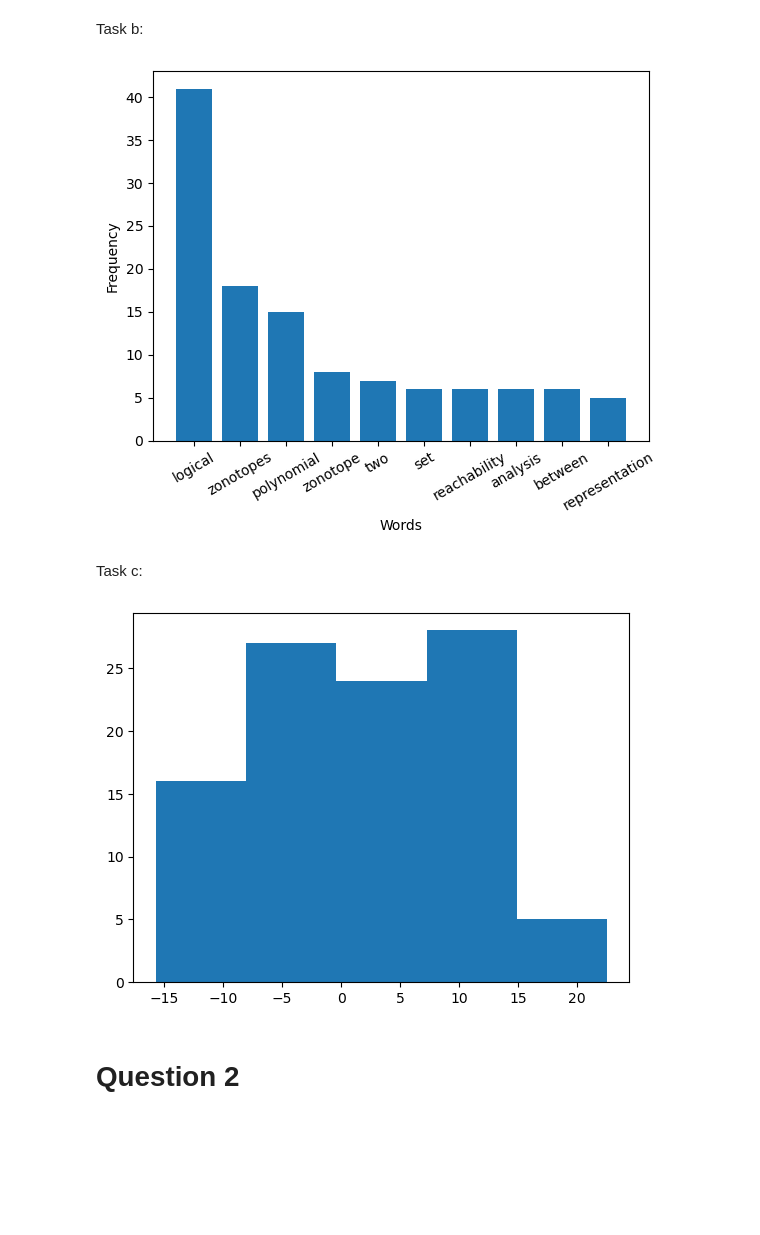
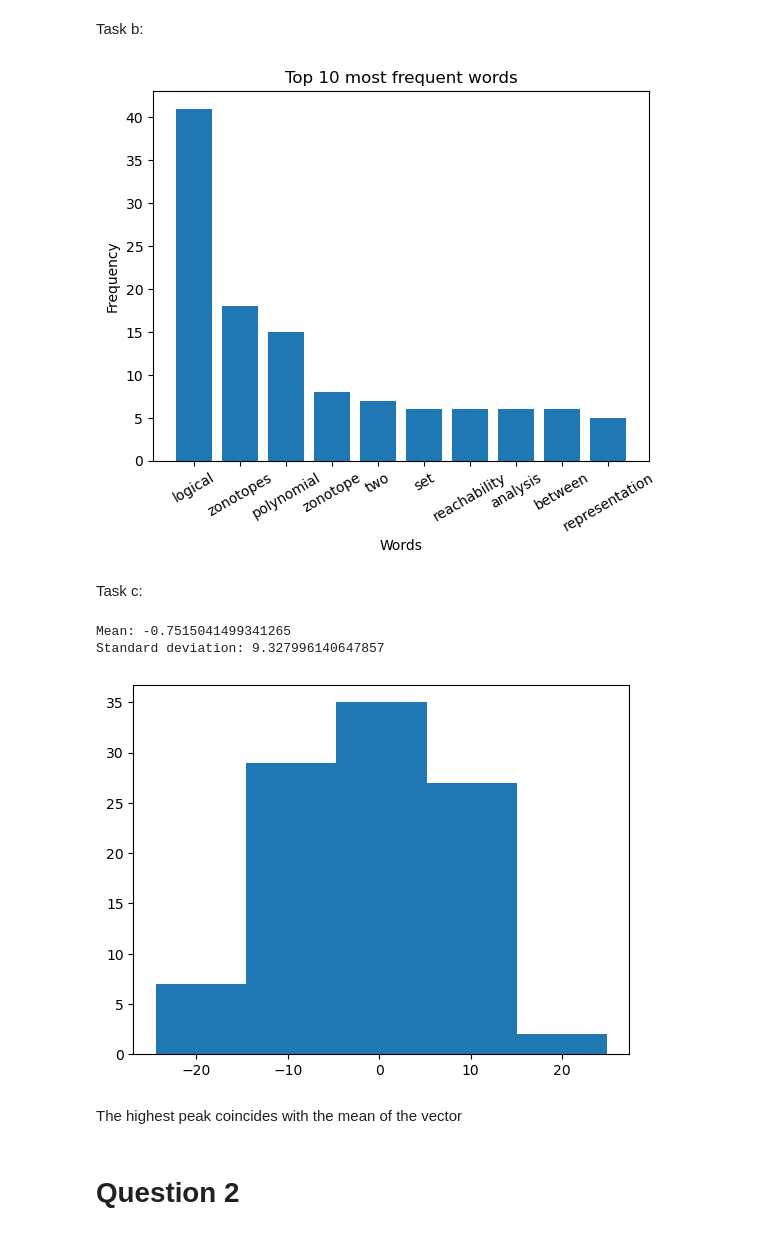
Before and after one commit to ryankafoor/Applied_Machine_Learning, a Jupyter notebook: linear_regression.ipynb, the cells around one changed output. Drawn from its saved outputs; the diff is of its cells as text; code cells hidden in the pictures; blank space fills up the shorter version.

```diff
--- a/linear_regression.ipynb
+++ b/linear_regression.ipynb
@@ -18,6 +20,7 @@ Task b:
 # %%
 def count_occurrences_and_plot(text):
     words = re.findall(r'\b[a-z]+\b', text.lower())
+    #setting all common words as excluded until no common words appear in the top 10
     excluded_words = ['the', 'a', 'an', 'be', 'br', 'and', 'of', 'to', 'for', 'z', 'or', 'in', 'we', 'on']
 
     #remove word from the list if contained in excluded words list
@@ -33,28 +36,37 @@ def count_occurrences_and_plot(text):
     plt.xlabel('Words')
     plt.ylabel('Frequency')
     plt.xticks(rotation=30)
+    plt.title("Top 10 most frequent words")
 
     plt.show()
 
 count_occurrences_and_plot(r.text)
 # %% [output]
-[figure, old version]
+[figure, new version]
 # %% [markdown]
 Task c:
 # %%
 A = np.random.randn(100, 20)
 v = np.random.normal(2,0.01,20)
 
+#Iterative elementwise multiplication of each row of a matrix with a vector is equivalent to a normal matrix multiplication
 c = np.dot(A,v)
 
 mean = np.mean(c)
-std = np.std(c)
+std_dev = np.std(c)
 
-#plot vector c as histogram with 5 bins
+print(f"Mean: {mean} ")
+print(f"Standard deviation: {std_dev} ")
+
+#plotting vector c as histogram with 5 bins
 plt.hist(c, bins=5)
 plt.show()
 # %% [output]
+Mean: -0.7515041499341265
+Standard deviation: 9.327996140647857
-[figure, old version]
+[figure, new version]
+# %% [markdown]
+The highest peak coincides with the mean of the vector
 # %% [markdown]
 # Question 2
 # %%
```
Also changed, not shown: parts of 45 cells of this notebook.
